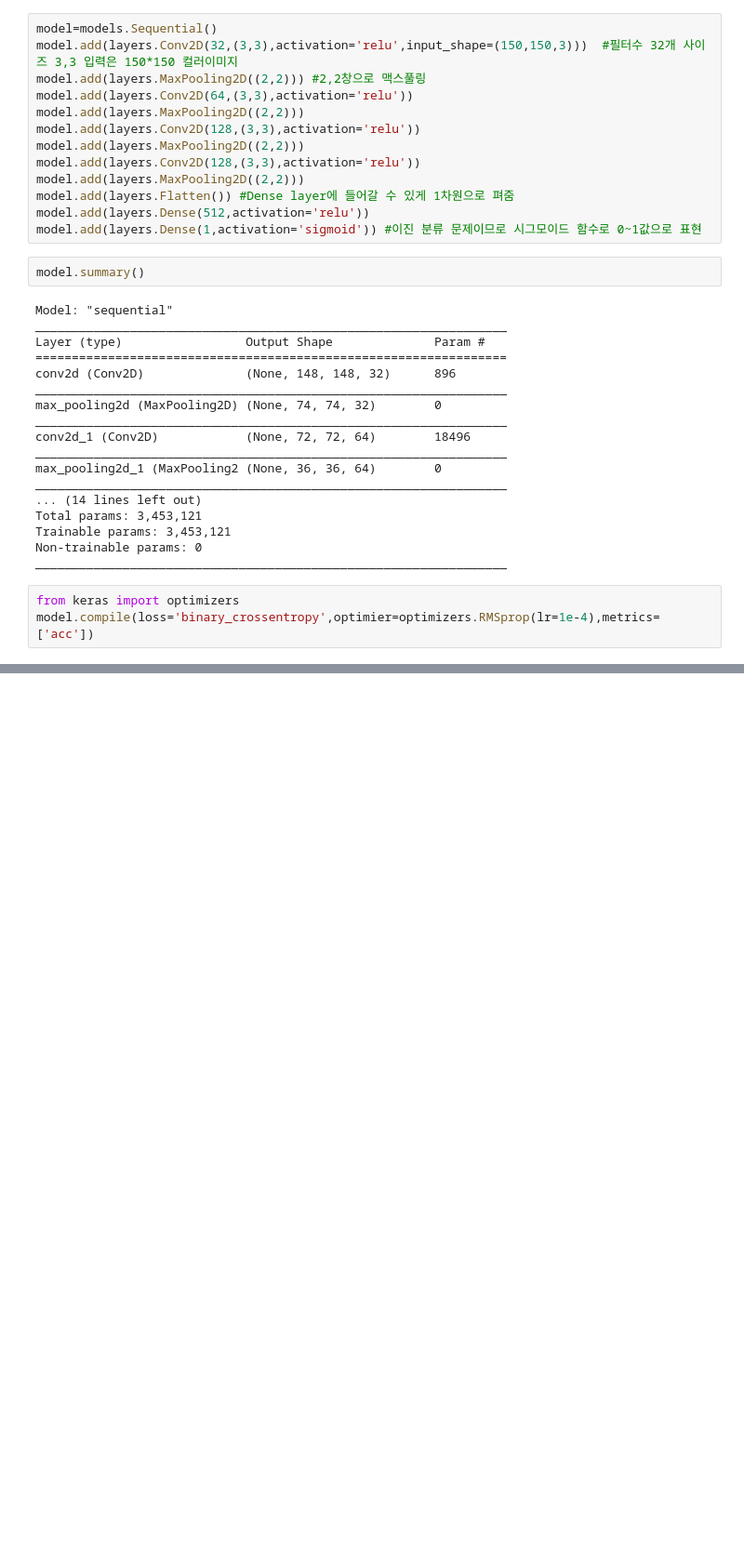
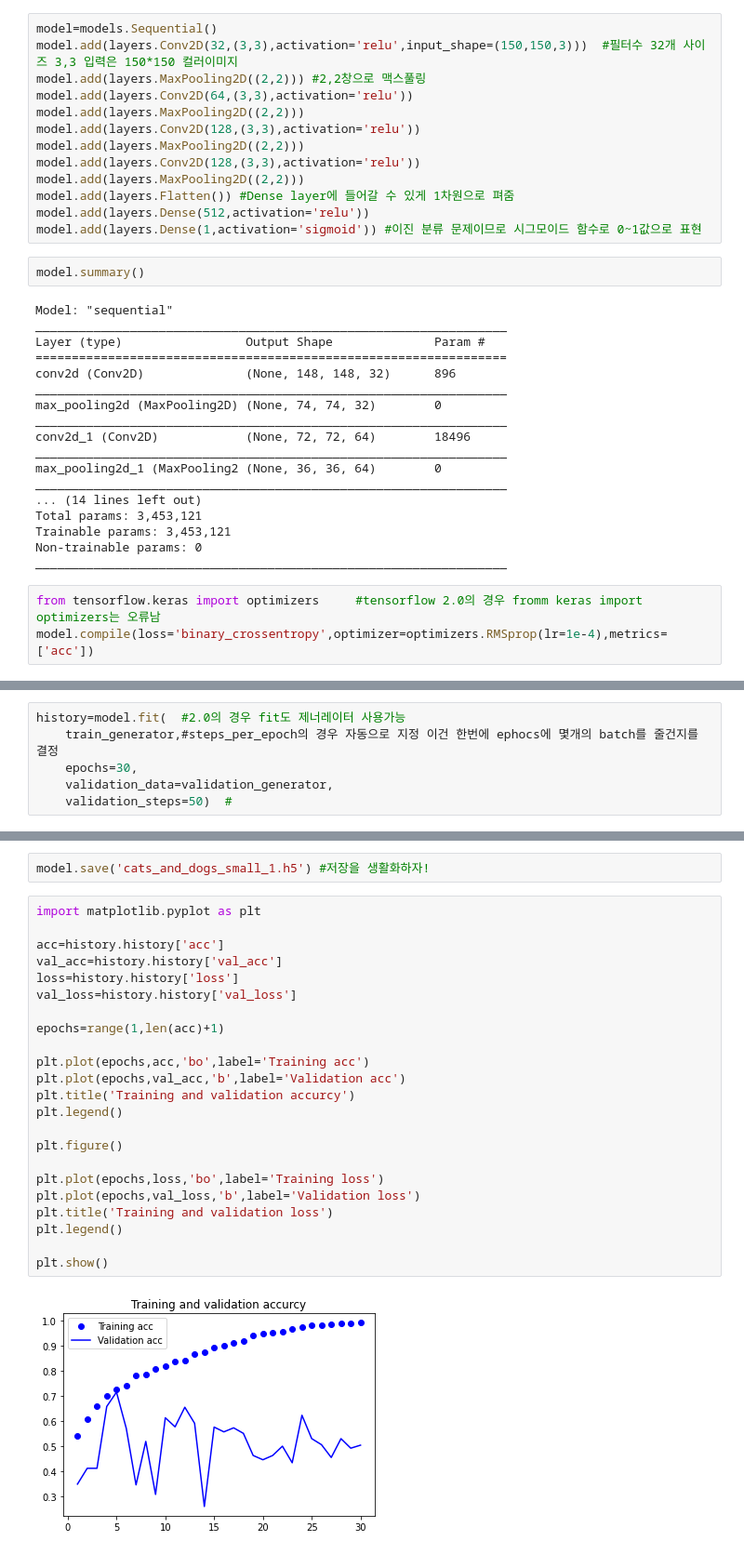
Before and after one commit to Ldoun/tensorflow_study, a Jupyter notebook: cnn_01.ipynb, the cells around one changed output, grey strips where cells are left out. Shown: that part at 93% size. Cells and saved outputs as stored; diff of their text form; blank space fills up the shorter version.

```diff
--- a/cnn_01.ipynb
+++ b/cnn_01.ipynb
@@ -165,5 +163,5 @@ Trainable params: 3,453,121
 Non-trainable params: 0
 _________________________________________________________________
 # %%
-from keras import optimizers
-model.compile(loss='binary_crossentropy',optimier=optimizers.RMSprop(lr=1e-4),metrics=['acc'])
+from tensorflow.keras import optimizers     #tensorflow 2.0의 경우 fromm keras import optimizers는 오류남
+model.compile(loss='binary_crossentropy',optimizer=optimizers.RMSprop(lr=1e-4),metrics=['acc'])
@@ -169,0 +188,6 @@ model.compile(loss='binary_crossentropy',optimier=optimizers.RMSprop(lr=1e-4),me
+# %%
+history=model.fit(  #2.0의 경우 fit도 제너레이터 사용가능
+    train_generator,#steps_per_epoch의 경우 자동으로 지정 이건 한번에 ephocs에 몇개의 batch를 줄건지를 결정
+    epochs=30,
+    validation_data=validation_generator,
+    validation_steps=50)  #
@@ -169,0 +212,27 @@ model.compile(loss='binary_crossentropy',optimier=optimizers.RMSprop(lr=1e-4),me
+# %%
+model.save('cats_and_dogs_small_1.h5') #저장을 생활화하자!
+# %%
+import matplotlib.pyplot as plt
+
+acc=history.history['acc']
+val_acc=history.history['val_acc']
+loss=history.history['loss']
+val_loss=history.history['val_loss']
+
+epochs=range(1,len(acc)+1)
+
+plt.plot(epochs,acc,'bo',label='Training acc')
+plt.plot(epochs,val_acc,'b',label='Validation acc')
+plt.title('Training and validation accurcy')
+plt.legend()
+
+plt.figure()
+
+plt.plot(epochs,loss,'bo',label='Training loss')
+plt.plot(epochs,val_loss,'b',label='Validation loss')
+plt.title('Training and validation loss')
+plt.legend()
+
+plt.show()
+# %% [output]
+[figure, added]
```
Also changed, not shown: parts of 7 cells of this notebook.
